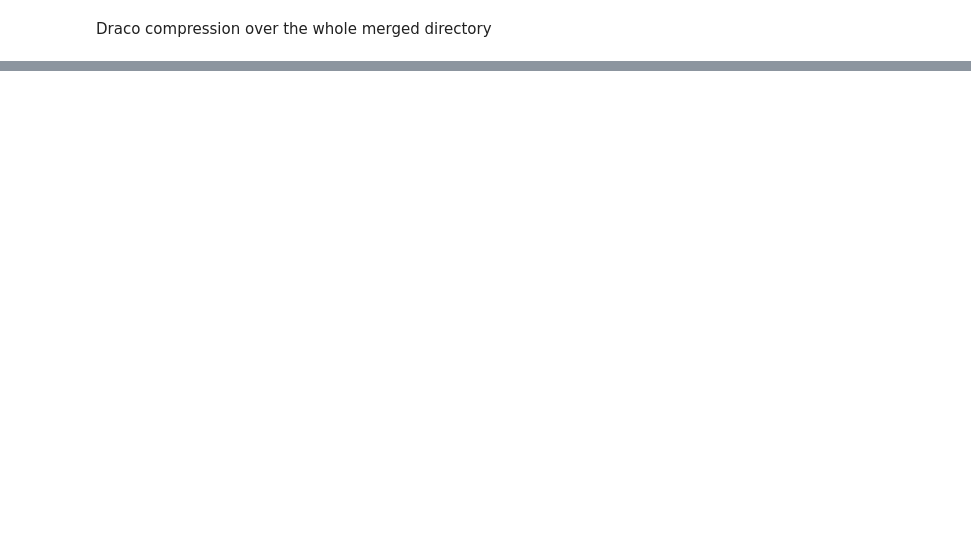
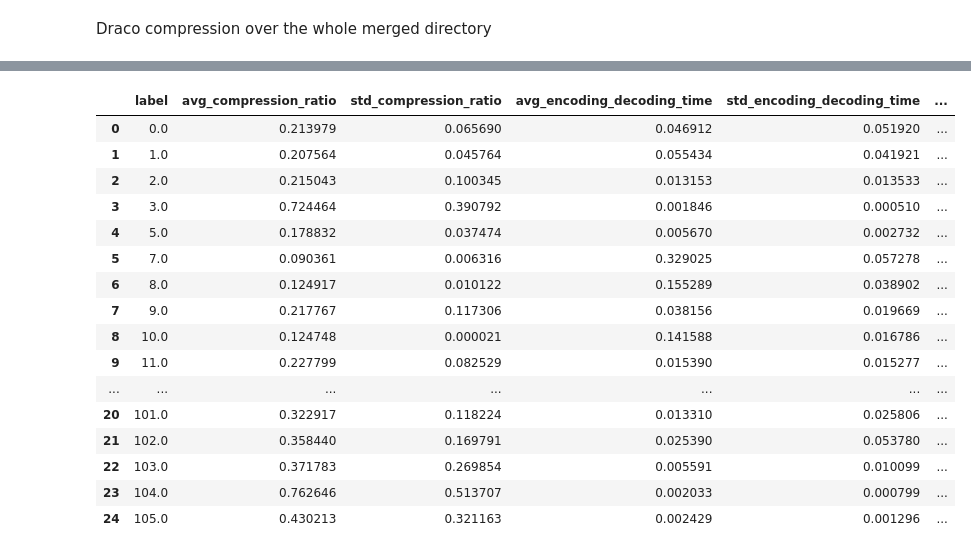
Before and after one commit to nicolezattarin/PointCloudCompression, a Jupyter notebook: DRACO.ipynb, the cells around one changed output, grey strips where cells are left out. Cells and saved outputs as stored; diff of their text form; code cells hidden in the pictures; blank space fills up the shorter version.

```diff
--- a/DRACO.ipynb
+++ b/DRACO.ipynb
@@ -391,0 +418,53 @@ Mean Compression Ratio: 0.39
+# %%
+# stats for each label
+stats_labels = pd.DataFrame(columns=['label',
+                                    'avg_compression_ratio',
+                                    'std_compression_ratio',
+                                    'avg_encoding_decoding_time',
+                                    'std_encoding_decoding_time',
+                                    'avg_lost_points/total_points',
+                                    'std_lost_points/total_points',
+                                    'avg_mpde',
+                                    ])
+# for each label plot the avg compression ratio and the avg encoding-decoding time
+
+all_labels = np.unique(np.concatenate([draco_labeled_res[file]['label'].values for file in all_pc]))
+for label in all_labels:
+    avg_compression_ratio = np.mean([draco_labeled_res[file][draco_labeled_res[file]['label'] == label]['compression_ratio'].iloc[0] for file in all_pc if label in draco_labeled_res[file]['label'].values])
+    std_compression_ratio = np.std([draco_labeled_res[file][draco_labeled_res[file]['label'] == label]['compression_ratio'].iloc[0] for file in all_pc if label in draco_labeled_res[file]['label'].values])
+    avg_encoding_decoding_time = np.mean([draco_labeled_res[file][draco_labeled_res[file]['label'] == label]['encoding_decoding_time'].iloc[0] for file in all_pc if label in draco_labeled_res[file]['label'].values])
+    std_encoding_decoding_time = np.std([draco_labeled_res[file][draco_labeled_res[file]['label'] == label]['encoding_decoding_time'].iloc[0] for file in all_pc if label in draco_labeled_res[file]['label'].values])
+    avg_lost_points = np.mean([draco_labeled_res[file][draco_labeled_res[file]['label'] == label]['lost_points']/draco_labeled_res[file][draco_labeled_res[file]['label'] == label]['original_size'].iloc[0]  for file in all_pc if label in draco_labeled_res[file]['label'].values])
+    std_lost_points = np.std([draco_labeled_res[file][draco_labeled_res[file]['label'] == label]['lost_points']/draco_labeled_res[file][draco_labeled_res[file]['label'] == label]['original_size'].iloc[0]  for file in all_pc if label in draco_labeled_res[file]['label'].values])
+    avg_mpde = np.mean([draco_labeled_res[file][draco_labeled_res[file]['label'] == label]['mpde'].iloc[0] for file in all_pc if label in draco_labeled_res[file]['label'].values])
+
+    stats_labels = stats_labels.append({'label': label,
+                                        'avg_compression_ratio': avg_compression_ratio,
+                                        'std_compression_ratio': std_compression_ratio,
+                                        'avg_encoding_decoding_time': avg_encoding_decoding_time,
+                                        'std_encoding_decoding_time': std_encoding_decoding_time,
+                                        'avg_lost_points/total_points': avg_lost_points,
+                                        'std_lost_points/total_points': std_lost_points,
+                                        'avg_mpde': avg_mpde
+                                        },
+                                        ignore_index=True)
+# %%
+stats_labels
+# %% [output]
+|  | label | avg_compression_ratio | std_compression_ratio | avg_encoding_decoding_time | std_encoding_decoding_time | ... |
+| 0 | 0.0 | 0.213979 | 0.065690 | 0.046912 | 0.051920 | ... |
+| 1 | 1.0 | 0.207564 | 0.045764 | 0.055434 | 0.041921 | ... |
+| 2 | 2.0 | 0.215043 | 0.100345 | 0.013153 | 0.013533 | ... |
+| 3 | 3.0 | 0.724464 | 0.390792 | 0.001846 | 0.000510 | ... |
+| 4 | 5.0 | 0.178832 | 0.037474 | 0.005670 | 0.002732 | ... |
+| 5 | 7.0 | 0.090361 | 0.006316 | 0.329025 | 0.057278 | ... |
+| 6 | 8.0 | 0.124917 | 0.010122 | 0.155289 | 0.038902 | ... |
+| 7 | 9.0 | 0.217767 | 0.117306 | 0.038156 | 0.019669 | ... |
+| 8 | 10.0 | 0.124748 | 0.000021 | 0.141588 | 0.016786 | ... |
+| 9 | 11.0 | 0.227799 | 0.082529 | 0.015390 | 0.015277 | ... |
+| ... | ... | ... | ... | ... | ... | ... |
+| 20 | 101.0 | 0.322917 | 0.118224 | 0.013310 | 0.025806 | ... |
+| 21 | 102.0 | 0.358440 | 0.169791 | 0.025390 | 0.053780 | ... |
+| 22 | 103.0 | 0.371783 | 0.269854 | 0.005591 | 0.010099 | ... |
+| 23 | 104.0 | 0.762646 | 0.513707 | 0.002033 | 0.000799 | ... |
+| 24 | 105.0 | 0.430213 | 0.321163 | 0.002429 | 0.001296 | ... |
```
Also changed, not shown: parts of 24 cells of this notebook, 6 other files.
